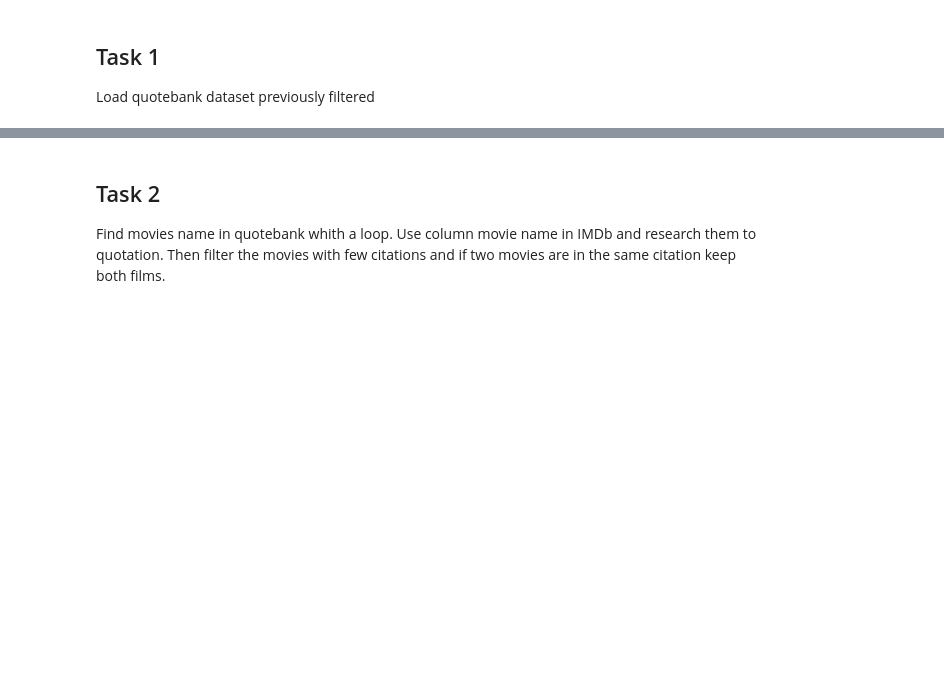
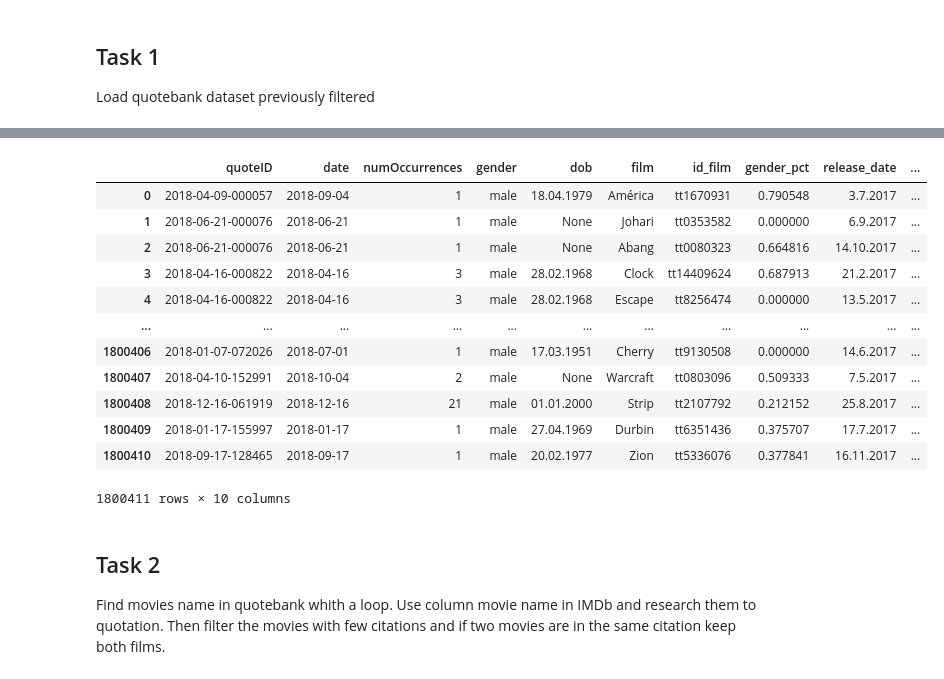
Before and after one commit to epfl-ada/ada-2021-project-escouade, a Jupyter notebook: src/Question_2.ipynb, the cells around one changed output, grey strips where cells are left out. Saved outputs shown, nothing was run; the diff lists cells and outputs as text; code cells hidden in the pictures; blank space fills up the shorter version.

```diff
--- a/src/Question_2.ipynb
+++ b/src/Question_2.ipynb
@@ -7,0 +163,17 @@ Load quotebank dataset previously filtered
+# %%
+moviefiltered_clean = pd.read_json('../generated/QUOTEBANK/movie_10tk_FILTERED.json.bz2', lines = True, compression='bz2')
+moviefiltered_clean
+# %% [output]
+|  | quoteID | date | numOccurrences | gender | dob | film | id_film | gender_pct | release_date | ... |
+| 0 | 2018-04-09-000057 | 2018-09-04 | 1 | male | 18.04.1979 | América | tt1670931 | 0.790548 | 3.7.2017 | ... |
+| 1 | 2018-06-21-000076 | 2018-06-21 | 1 | male | None | Johari | tt0353582 | 0.000000 | 6.9.2017 | ... |
+| 2 | 2018-06-21-000076 | 2018-06-21 | 1 | male | None | Abang | tt0080323 | 0.664816 | 14.10.2017 | ... |
+| 3 | 2018-04-16-000822 | 2018-04-16 | 3 | male | 28.02.1968 | Clock | tt14409624 | 0.687913 | 21.2.2017 | ... |
+| 4 | 2018-04-16-000822 | 2018-04-16 | 3 | male | 28.02.1968 | Escape | tt8256474 | 0.000000 | 13.5.2017 | ... |
+| ... | ... | ... | ... | ... | ... | ... | ... | ... | ... | ... |
+| 1800406 | 2018-01-07-072026 | 2018-07-01 | 1 | male | 17.03.1951 | Cherry | tt9130508 | 0.000000 | 14.6.2017 | ... |
+| 1800407 | 2018-04-10-152991 | 2018-10-04 | 2 | male | None | Warcraft | tt0803096 | 0.509333 | 7.5.2017 | ... |
+| 1800408 | 2018-12-16-061919 | 2018-12-16 | 21 | male | 01.01.2000 | Strip | tt2107792 | 0.212152 | 25.8.2017 | ... |
+| 1800409 | 2018-01-17-155997 | 2018-01-17 | 1 | male | 27.04.1969 | Durbin | tt6351436 | 0.375707 | 17.7.2017 | ... |
+| 1800410 | 2018-09-17-128465 | 2018-09-17 | 1 | male | 20.02.1977 | Zion | tt5336076 | 0.377841 | 16.11.2017 | ... |
+1800411 rows × 10 columns
```
Also changed, not shown: parts of 46 cells of this notebook.
